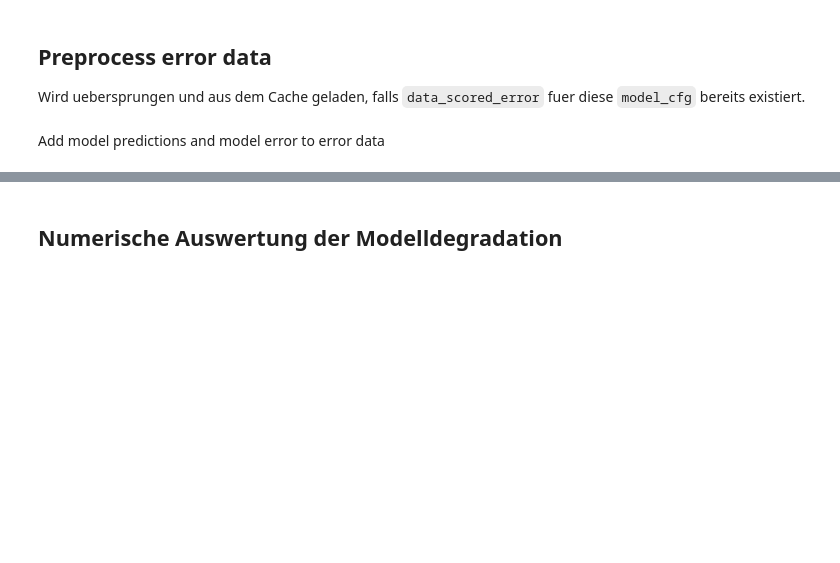
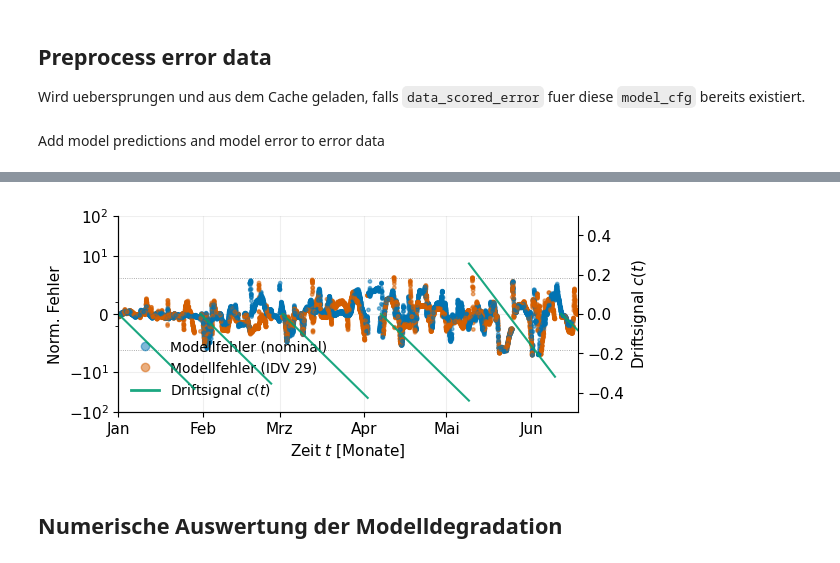
Before and after one commit to marijan-p/process_optimization_concept_drift, a Jupyter notebook: ipynb/tep/tep_model.ipynb, the cells around one changed output, grey strips where cells are left out. Drawn from its saved outputs; the diff is of its cells as text; code cells hidden in the pictures; blank space fills up the shorter version.

```diff
--- a/ipynb/tep/tep_model.ipynb
+++ b/ipynb/tep/tep_model.ipynb
@@ -262,12 +319,21 @@ model_params = {"arch": ARCH, "act": ACT, "opt": "adam", "epochs": EPOCHS,
                 "seed": SEED, "window_size": WINDOW_SIZE, "features": list(feature_cols)}
 
 model_cfg = cfg.compose(model=model_params)
+scored_error_cfg = model_cfg.compose(error=error_variant)
 
 _model_loaded_from_cache = model_store.exists("model", model_cfg) and not FORCE_RECOMPUTE
 
+# Einmalige Uebernahme des Altbestands (frueher model_cfg + variant-Token).
+# Nach dem ersten erfolgreichen Lauf kann dieser Block entfallen.
+if not data_store.exists("data_scored_error", scored_error_cfg) \
+        and data_store.exists("data_scored_error", model_cfg, variant=error_variant):
+    data_store.save(data_store.load("data_scored_error", model_cfg, variant=error_variant, rename=True),
+                    "data_scored_error", scored_error_cfg)
+    print(f"data_scored_error aus Altbestand uebernommen -> {scored_error_cfg.id}")
+
 _scored_loaded_from_cache = (
     data_store.exists("data_scored_test", model_cfg)
-    and data_store.exists("data_scored_error", model_cfg, variant=error_variant)
+    and data_store.exists("data_scored_error", scored_error_cfg)
     and not FORCE_RECOMPUTE
 )
 # %%
@@ -401,7 +491,7 @@ if not _scored_loaded_from_cache:
 Wird uebersprungen und aus dem Cache geladen, falls `data_scored_error` fuer diese `model_cfg` bereits existiert.
 # %%
 if _scored_loaded_from_cache:
-    error_preprocessed_data = data_store.load("data_scored_error", model_cfg, variant=error_variant, rename=True)
+    error_preprocessed_data = data_store.load("data_scored_error", scored_error_cfg, rename=True)
     print(f"Scored-Fehlerdaten aus Cache geladen ({len(error_preprocessed_data)} Zeilen)")
 # %%
 if not _scored_loaded_from_cache:
@@ -478,4 +581,0 @@ combined_data.columns = ["model_error_normal", "reset_normal", "model_error_faul
-# %%
-combined_data["time"] = combined_data.index / 20
-sampled_combined = combined_data.sample(frac=0.1, random_state=SEED)
-sampled_combined.sort_index(inplace=True)
@@ -482,30 +665,29 @@ sampled_combined.sort_index(inplace=True)
 # %%
-from matplotlib.lines import Line2D
+import matplotlib.pyplot as plt
 from src.utils import thesis_style as ts
 
+rng_plot = np.random.default_rng(SEED)
 
-ALPHA, S = 0.5, 6
-
-fig, ax = plt.subplots(figsize=(ts.fig_width(), ts.fig_width(0.45)))
-ax.scatter(sampled_combined["time"], sampled_combined["model_error_normal"],
-           s=S, alpha=ALPHA, color=ts.C["drift_free"], edgecolors="none", rasterized=True)
-ax.scatter(sampled_combined["time"], sampled_combined["model_error_fault"],
-           s=S, alpha=ALPHA, color=ts.C["drift_afflicted"], edgecolors="none", rasterized=True)
-
-proxies = [Line2D([0], [0], marker='o', linestyle='', color=ts.C["drift_free"], label="Modellfehler (nominal)"),
-           Line2D([0], [0], marker='o', linestyle='', color=ts.C["drift_afflicted"], label=f"Modellfehler (IDV {ERROR_VARIANT_ID})")]
-for p in proxies:
-    p.set_alpha(ALPHA)
-ax.legend(handles=proxies, loc="lower left", frameon=False)
-
-ax.set_xlabel("Zeit $t$ [h]")
-ax.set_ylabel("Modellfehler")
-ax.margins(x=0)
-ax.grid(True, alpha=0.2)
+fig, ax, ax2 = ts.error_timeseries(
+    plot_index,
+    [(combined_data["error_norm_normal"].to_numpy(dtype=float),
+      "drift_free", "Modellfehler (nominal)"),
+     (combined_data["error_norm_fault"].to_numpy(dtype=float),
+      "drift_afflicted", f"Modellfehler (IDV {ERROR_VARIANT_ID})")],
+    cd=cd_signal,
+    ylabel="Norm. Fehler",
+    xlabel="Zeit $t$ [Monate]",
+    cd_label="Driftsignal $c(t)$",
+    ylim=PLOT_YLIM, cd_amp=0.5, cd_tick_step=0.2,
+    frac=PLOT_FRAC, rng=rng_plot, height_scale=0.45,
+    legend=dict(loc="lower left", markerscale=1),
+)
 fig.tight_layout()
-if not _model_loaded_from_cache:
-    plot_store.save_figure(fig, "error", model_cfg, final=IS_FINAL, savefig_kwargs={"dpi": 300}, archive_kwargs={"dpi": 300}, variant=error_variant)
+plot_store.save_figure(fig, "error", scored_error_cfg, final=IS_FINAL,
+                       savefig_kwargs={"dpi": 300}, archive_kwargs={"dpi": 300})
 plt.show()
+# %% [output]
+[figure, added]
 # %% [markdown]
 ## Numerische Auswertung der Modelldegradation
 # %%
```
Also changed, not shown: parts of 29 cells of this notebook, 5 other files.
